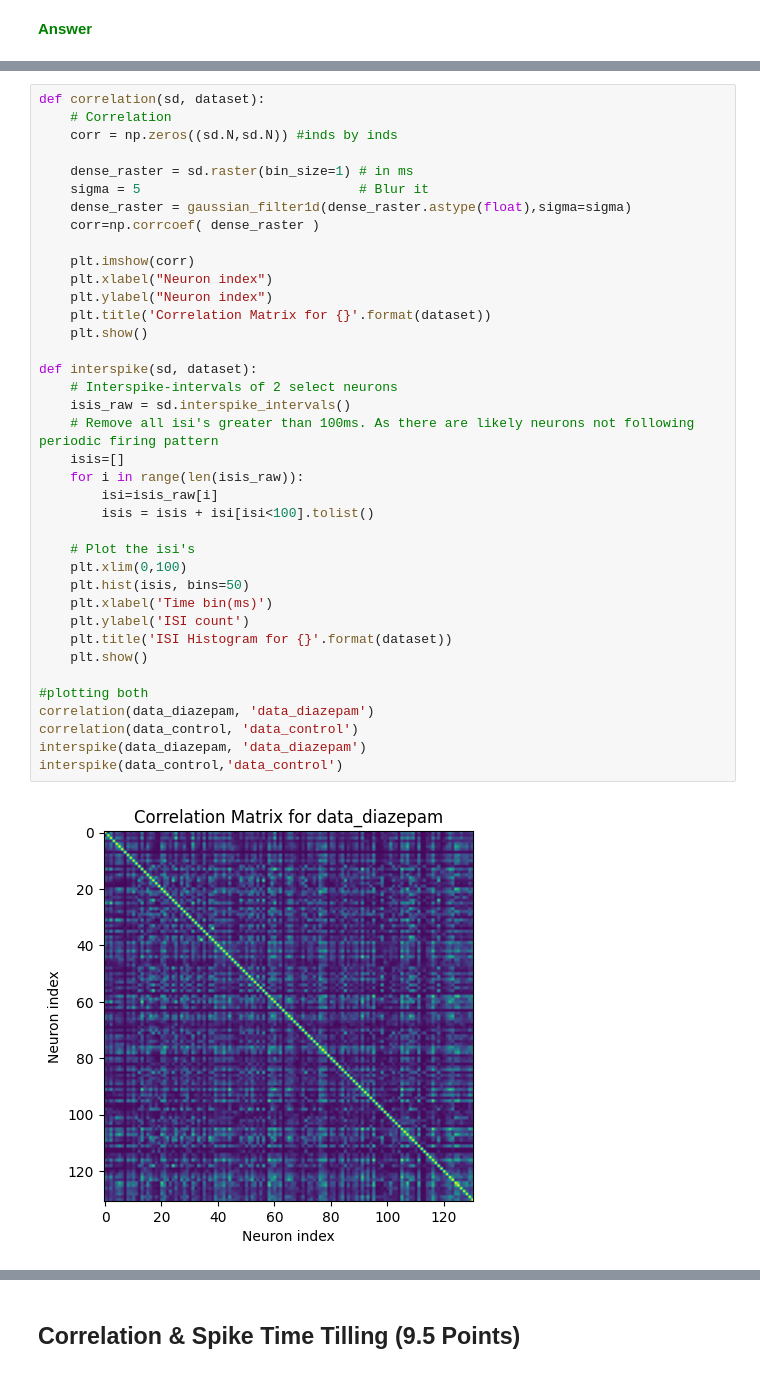
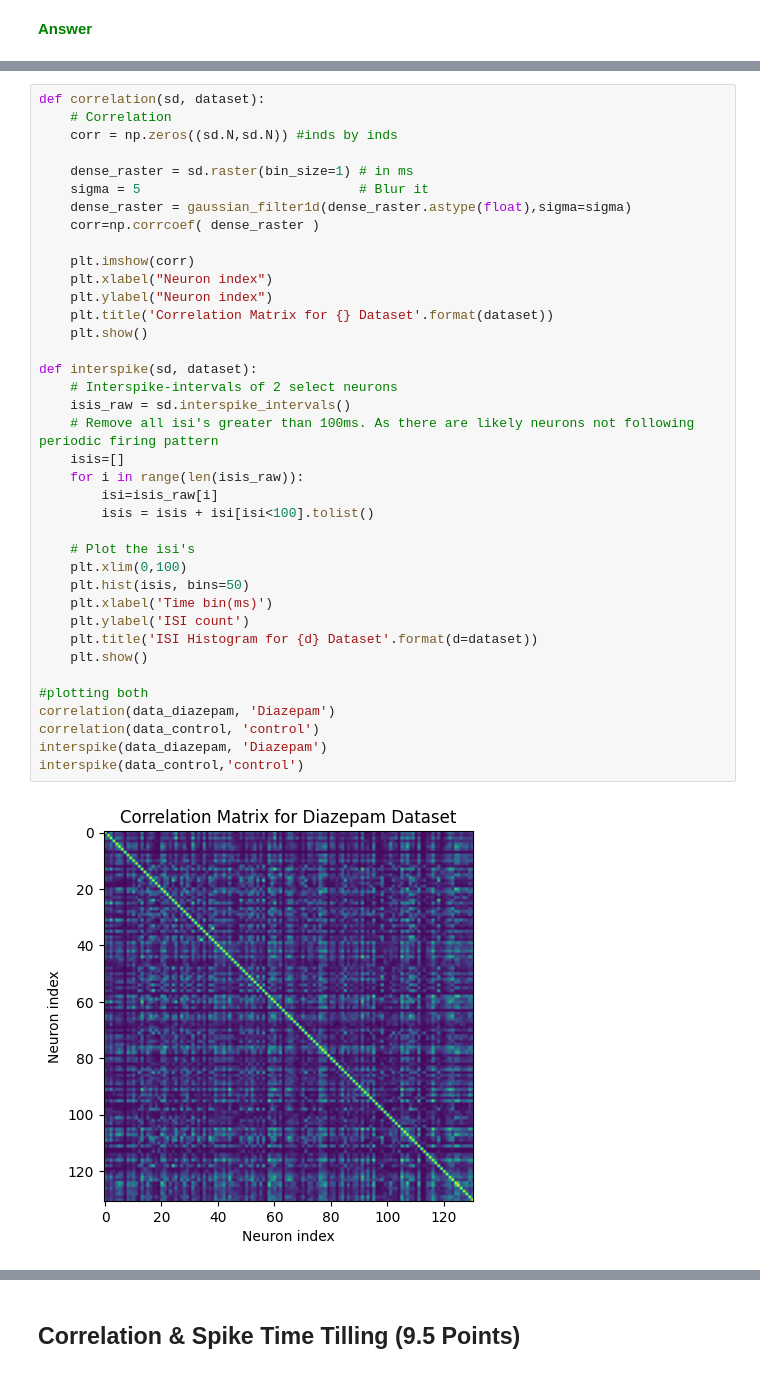
Before and after one commit to Braingeneers-Education/bme-118-2025-introduction-to-electrophysiology-almewhit, a Jupyter notebook: electrophysiology_introduction.ipynb, the cells around one changed output, grey strips where cells are left out. Cells and saved outputs as stored; diff of their text form.

```diff
--- a/electrophysiology_introduction.ipynb
+++ b/electrophysiology_introduction.ipynb
@@ -460,37 +459,37 @@ def correlation(sd, dataset):
     corr = np.zeros((sd.N,sd.N)) #inds by inds
 
     dense_raster = sd.raster(bin_size=1) # in ms
     sigma = 5                            # Blur it
     dense_raster = gaussian_filter1d(dense_raster.astype(float),sigma=sigma)
     corr=np.corrcoef( dense_raster )
 
     plt.imshow(corr)
     plt.xlabel("Neuron index")
     plt.ylabel("Neuron index")
-    plt.title('Correlation Matrix for {}'.format(dataset))
+    plt.title('Correlation Matrix for {} Dataset'.format(dataset))
     plt.show()
 
 def interspike(sd, dataset):
     # Interspike-intervals of 2 select neurons
     isis_raw = sd.interspike_intervals()
     # Remove all isi's greater than 100ms. As there are likely neurons not following periodic firing pattern
     isis=[]
     for i in range(len(isis_raw)):
         isi=isis_raw[i]
         isis = isis + isi[isi<100].tolist()
 
     # Plot the isi's
     plt.xlim(0,100)
     plt.hist(isis, bins=50)
     plt.xlabel('Time bin(ms)')
     plt.ylabel('ISI count')
-    plt.title('ISI Histogram for {}'.format(dataset))
+    plt.title('ISI Histogram for {d} Dataset'.format(d=dataset))
     plt.show()
 
 #plotting both
-correlation(data_diazepam, 'data_diazepam')
-correlation(data_control, 'data_control')
-interspike(data_diazepam, 'data_diazepam')
-interspike(data_control,'data_control')
+correlation(data_diazepam, 'Diazepam')
+correlation(data_control, 'control')
+interspike(data_diazepam, 'Diazepam')
+interspike(data_control,'control')
 # %% [output]
-[figure, old version]
+[figure, new version]
```
Also changed, not shown: parts of 16 cells of this notebook.
